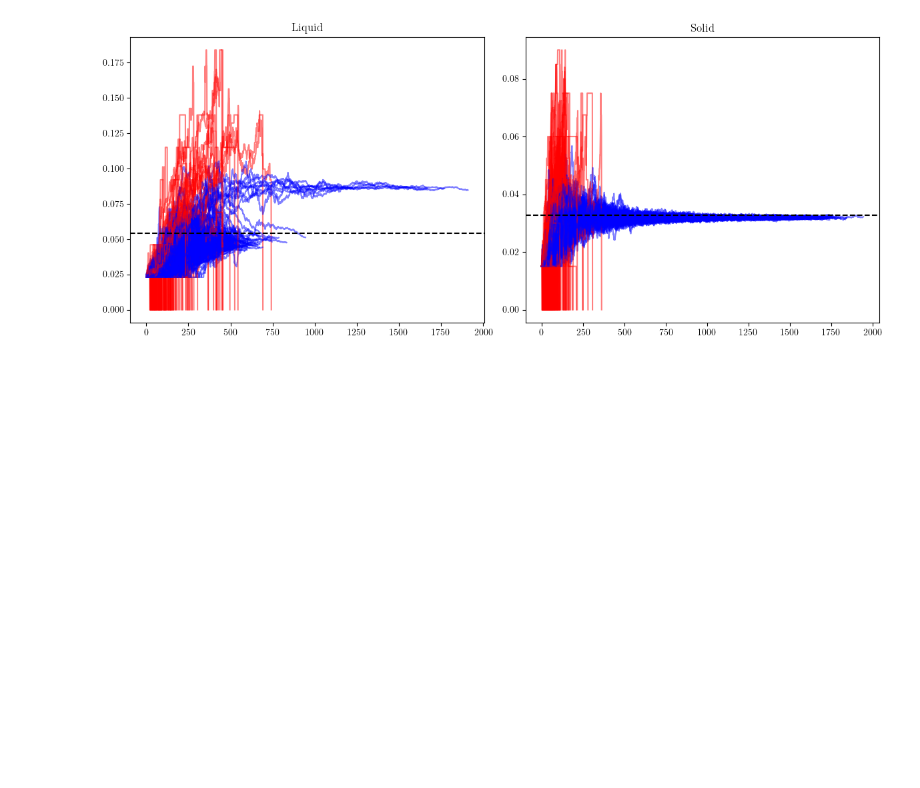
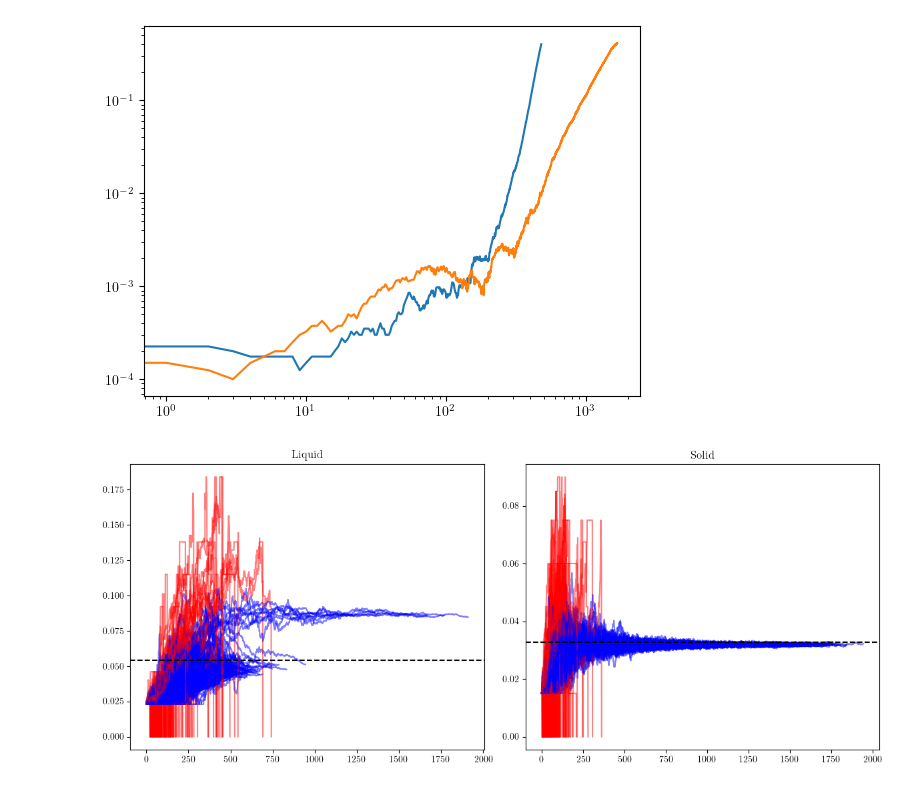
Before and after one commit to francescozambelli/CancerEvo, a Jupyter notebook: notebooks/analysis.ipynb, the cells around one changed output. Cells and saved outputs as stored; diff of their text form; code cells hidden in the pictures; blank space fills up the shorter version.

```diff
--- a/notebooks/analysis.ipynb
+++ b/notebooks/analysis.ipynb
@@ -108,6 +110,15 @@ def plot_stats_elementwise(x, ax, label="", color="C0", lw=3, alpha=0.3):
 # %%
 data_l = load_all_ploidy_liquid()
 data_s = load_all_ploidy()
+# %%
+plt.plot(data_l['Diploid'][1][20]['tumor_density'])
+plt.xscale("log")
+plt.yscale("log")
+plt.plot(data_s['Diploid'][1][20]['tumor_density'])
+plt.xscale("log")
+plt.yscale("log")
+# %% [output]
+[figure, added]
 # %%
 _, ax = plt.subplots(1,2,figsize=(12,5))
 
```
Also changed, not shown: parts of 8 cells of this notebook, 17 other files.
